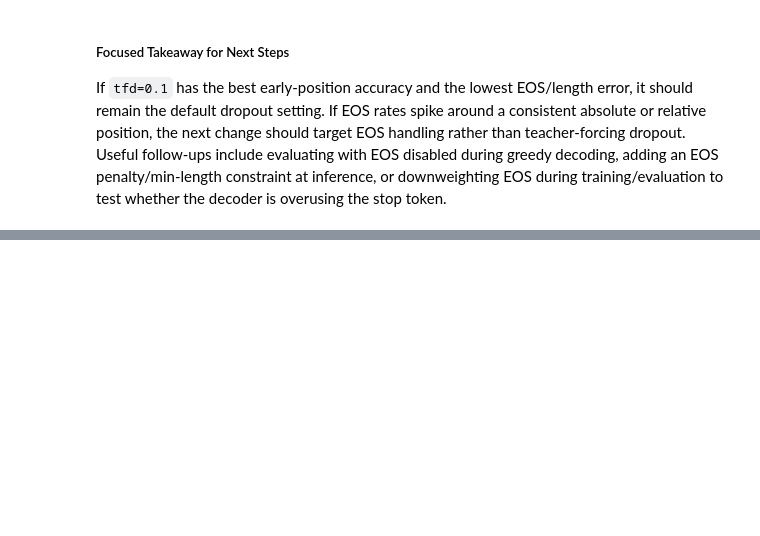
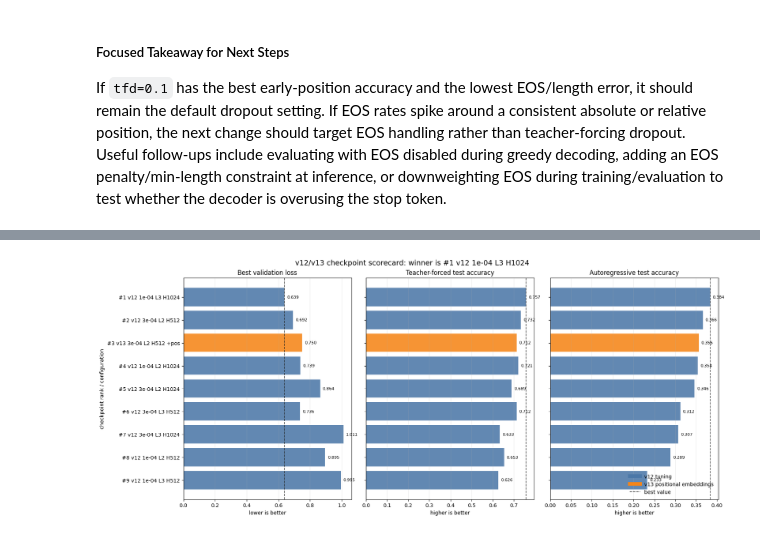
Before and after one commit to Jschechter18/protein-sequence-augmentation, a Jupyter notebook: Code/notebooks/checkpoint_history_error_analysis_v7_v13.ipynb, the cells around one changed output, grey strips where cells are left out. Drawn from its saved outputs; the diff is of its cells as text; code cells hidden in the pictures; blank space fills up the shorter version.

Commit message:
ran v12 tuning sweep and v13 failed experiment

```diff
--- a/Code/notebooks/checkpoint_history_error_analysis_v7_v8_v9_vs_v5.ipynb
+++ b/Code/notebooks/checkpoint_history_error_analysis_v7_v13.ipynb
@@ -2537,0 +2750,46 @@ If `tfd=0.1` has the best early-position accuracy and the lowest EOS/length erro
+# %%
+# Compact scorecard: rank all v12/v13 checkpoints with visible value labels.
+score_df = v12_v13_summary.sort_values("test_ar_accuracy", ascending=True).copy()
+score_colors = score_df["version"].map({"v12": "#4C78A8", "v13": "#F58518"}).fillna("#777777")
+best_label = v12_v13_summary.iloc[0]["plot_label"]
+
+fig, axes = plt.subplots(1, 3, figsize=(17, 7), sharey=True, constrained_layout=True)
+score_specs = [
+    ("best_val_loss", "Best validation loss", "lower is better", False),
+    ("test_tf_accuracy", "Teacher-forced test accuracy", "higher is better", True),
+    ("test_ar_accuracy", "Autoregressive test accuracy", "higher is better", True),
+]
+
+for ax, (metric, title, xlabel, higher_is_better) in zip(axes, score_specs):
+    values = score_df[metric]
+    bars = ax.barh(score_df["plot_label"], values, color=score_colors, alpha=0.88)
+    best_idx = values.idxmax() if higher_is_better else values.idxmin()
+    best_value = score_df.loc[best_idx, metric]
+    ax.axvline(best_value, color="#222222", linestyle="--", linewidth=1.2, alpha=0.75)
+    ax.set_title(title)
+    ax.set_xlabel(xlabel)
+    ax.grid(axis="x", alpha=0.25)
+
+    x_min, x_max = ax.get_xlim()
+    x_pad = (x_max - x_min) * 0.015
+    for bar, value in zip(bars, values):
+        ax.text(
+            value + x_pad,
+            bar.get_y() + bar.get_height() / 2,
+            f"{value:.3f}",
+            va="center",
+            ha="left",
+            fontsize=8,
+        )
+
+axes[0].set_ylabel("checkpoint rank / configuration")
+legend_handles = [
+    plt.Line2D([0], [0], color="#4C78A8", lw=7, label="v12 tuning"),
+    plt.Line2D([0], [0], color="#F58518", lw=7, label="v13 positional embeddings"),
+    plt.Line2D([0], [0], color="#222222", lw=1.2, linestyle="--", label="best value"),
+]
+axes[-1].legend(handles=legend_handles, loc="lower right", frameon=False)
+fig.suptitle(f"v12/v13 checkpoint scorecard: winner is {best_label}", fontsize=14)
+plt.show()
+# %% [output]
+[figure, added]
```
Also changed, not shown: parts of 15 cells of this notebook, 11 other files.
